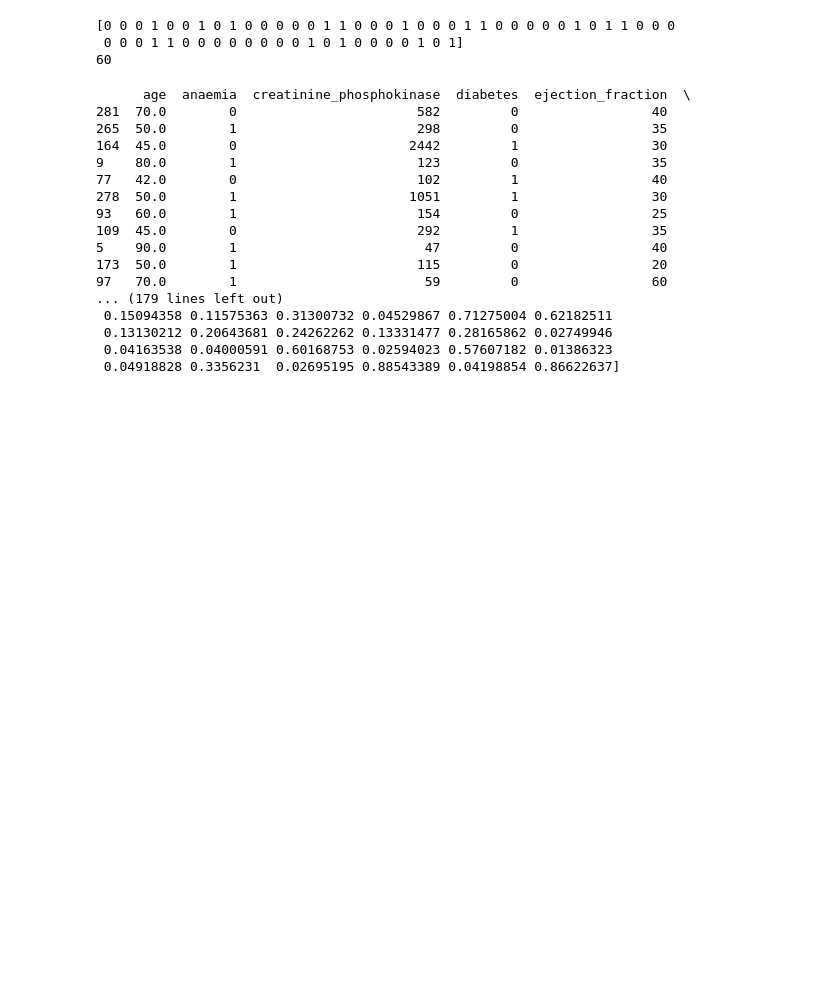
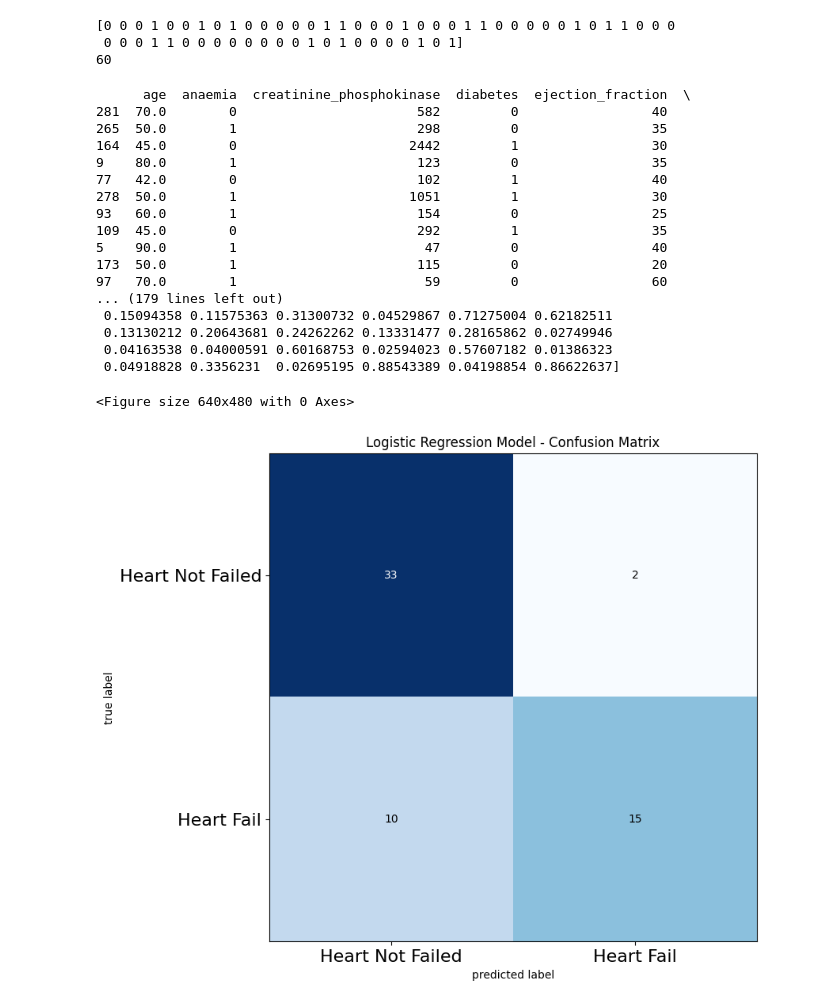
Before and after one commit to Kaiizx/Heart_Failure_Prediction, a Jupyter notebook: Proj.ipynb, the cells around one changed output. Cells and saved outputs as stored; diff of their text form; code cells hidden in the pictures; blank space fills up the shorter version.

```diff
--- a/Proj.ipynb
+++ b/Proj.ipynb
@@ -298,6 +299,17 @@ print(y_pred_prob)
  0.13130212 0.20643681 0.24262262 0.13331477 0.28165862 0.02749946
  0.04163538 0.04000591 0.60168753 0.02594023 0.57607182 0.01386323
  0.04918828 0.3356231  0.02695195 0.88543389 0.04198854 0.86622637]
+# %%
+cm = confusion_matrix(y_test, y_pred)
+plt.figure()
+plot_confusion_matrix(cm, figsize=(12,8), hide_ticks=True, cmap=plt.cm.Blues)
+plt.title("Logistic Regression Model - Confusion Matrix")
+plt.xticks(range(2), ["Heart Not Failed","Heart Fail"], fontsize=16)
+plt.yticks(range(2), ["Heart Not Failed","Heart Fail"], fontsize=16)
+plt.show()
+# %% [output]
+<Figure size 640x480 with 0 Axes>
+[figure, added]
 # %%
 #predict by user input
 import csv
```
Also changed, not shown: parts of 4 cells of this notebook, 2 other files.
